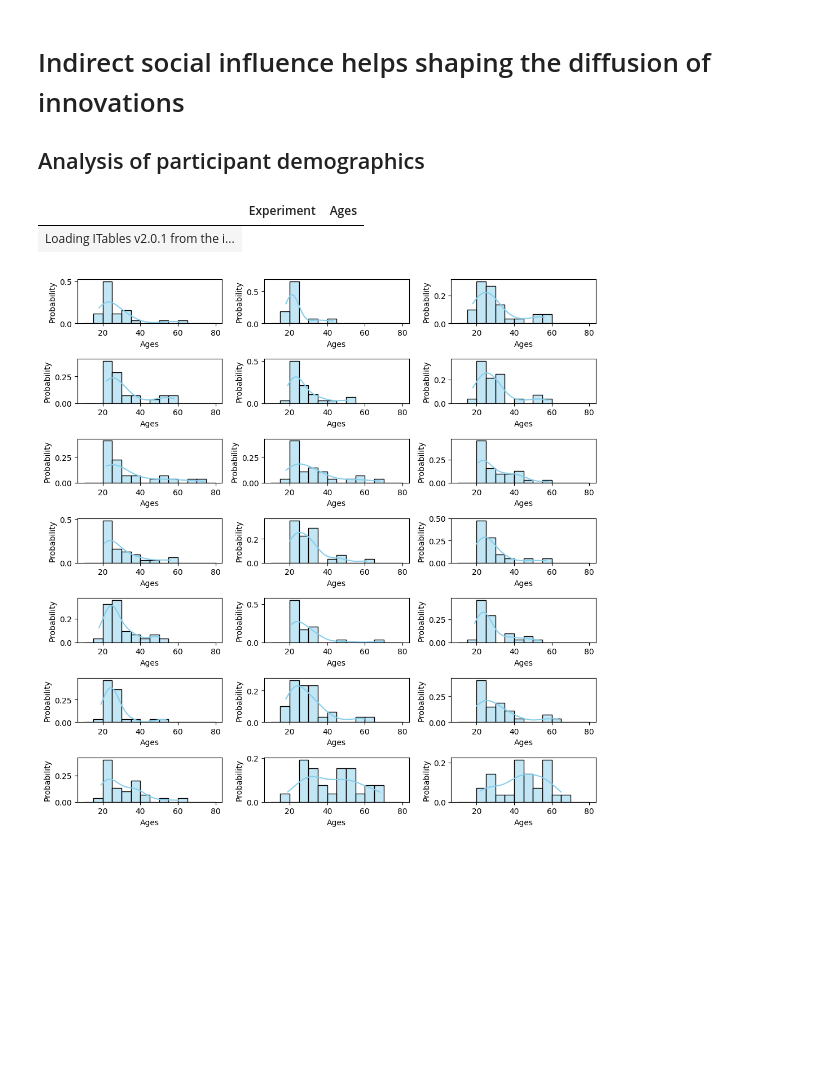
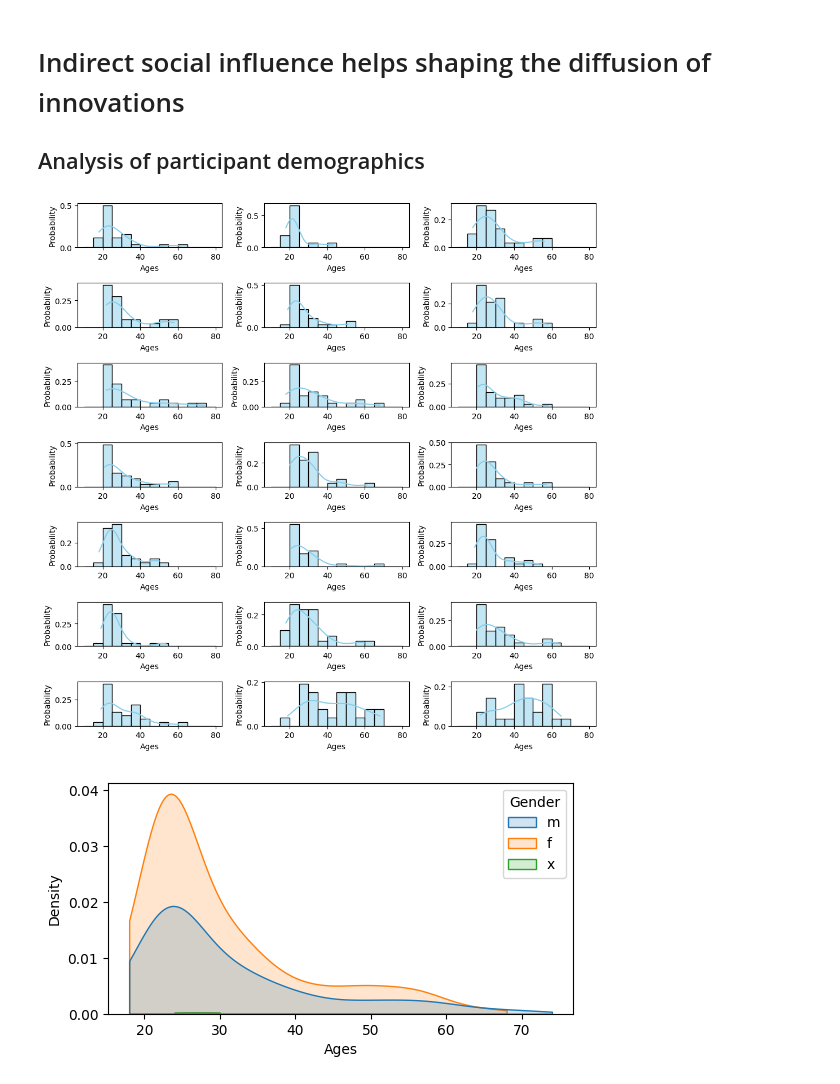
Before and after one commit to mpereda/Indirect-social-influence-helps-shaping-the-diffusion-of-innovations, a Jupyter notebook: Demographics of participants/demographics.ipynb, the cells around one changed output. Drawn from its saved outputs; the diff is of its cells as text; code cells hidden in the pictures; blank space fills up the shorter version.

```diff
--- a/Demographics of participants/demographics.ipynb
+++ b/Demographics of participants/demographics.ipynb
@@ -16,7 +16,7 @@ import matplotlib.pyplot as plt
 df = pd.read_csv("demographics_t2.csv")
 
 #Edad media
-display(df.describe())
+#display(df.describe())
 
 # Create a a grid of plots, there are as many as the maximum value of the "Experiment" column. In each plot you have to make a relative frequency histogram of the column "Ages".
 
@@ -61,33 +61,32 @@ palette2 = iter(sns.husl_palette(h=.5, n_colors=3))
 
 #https://cesarquezadab.com/2022/02/22/dominando-graficos-en-python-con-matplotlib-y-seaborn/
 fig2= plt.subplots(nrows=1, ncols=1, figsize=(6, 3))
 sns.kdeplot(data=df, x="Ages", hue="Gender", cut=0, fill=True, common_norm=True, alpha=0.2)
 plt.savefig("Gender_age.pdf", format="pdf", bbox_inches="tight")
 plt.show()
 
 
 # A este gráfico le falta una caption que diga que proporción hay de cada grupo, porque al ser una density parace que hay muchos no binarios.
 #If True, scale each conditional density by the number of observations such that the total area under all densities sums to 1
 
 # Create a summary table
 summary_table = pd.DataFrame()
 
 # Count the total number of people by gender
 total_counts = df["Gender"].value_counts()
 summary_table["Total"] = total_counts
 
 # Count the number of people by gender for each experiment
 for i in range(1, max_experiment + 1):
     experiment_counts = df[df["Experiment"] == i]["Gender"].value_counts()
     summary_table[f"Experiment {i}"] = experiment_counts
 
 # Display the summary table
 
-display(summary_table)
+#display(summary_table)
 
 
 summary_table.to_csv("resumen_genero.csv")
 # %% [output]
-|  | Experiment | Ages |
-| Loading ITables v2.0.1 from the i... |
 [figure]
+[figure, added]
```
Also changed, not shown: 2 other files.
